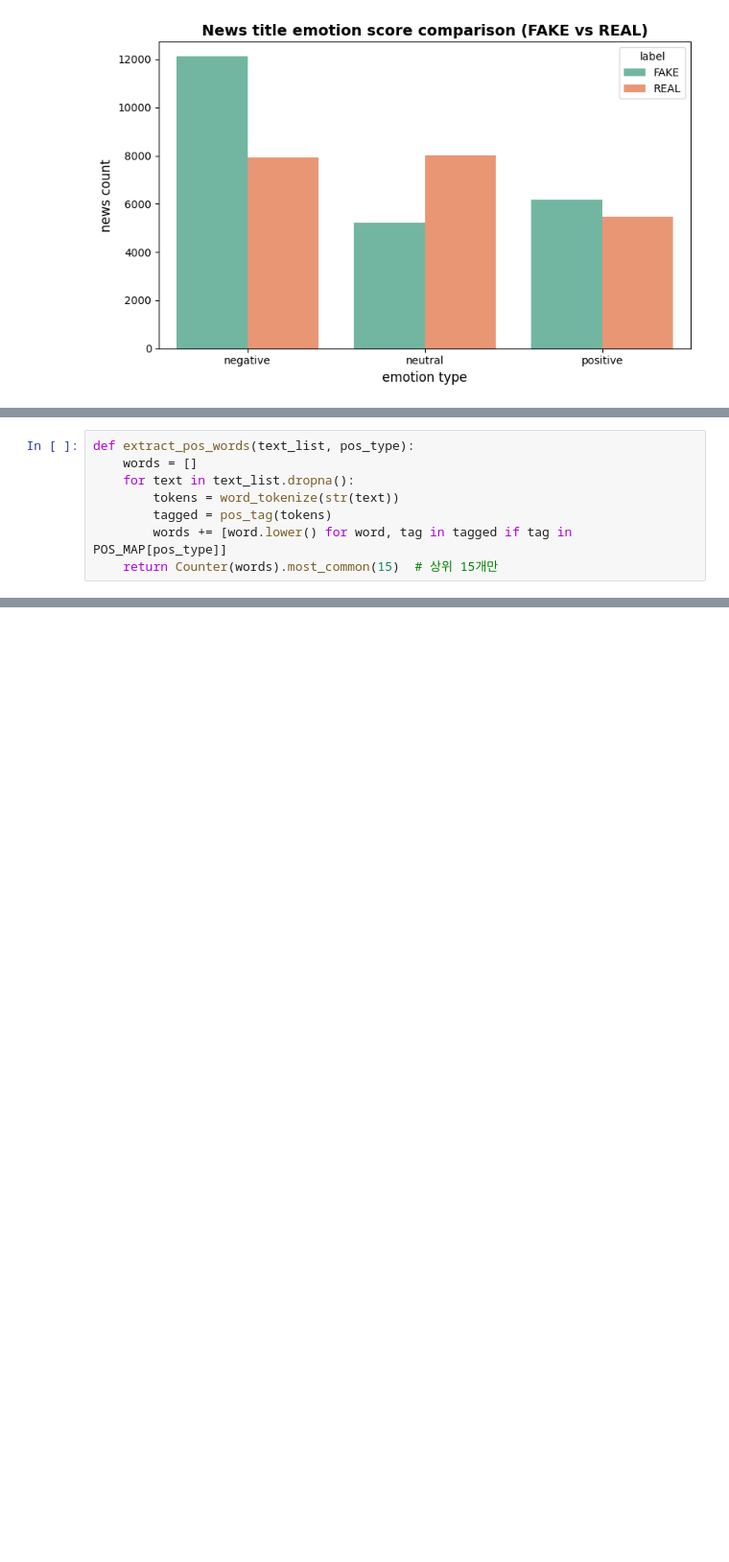
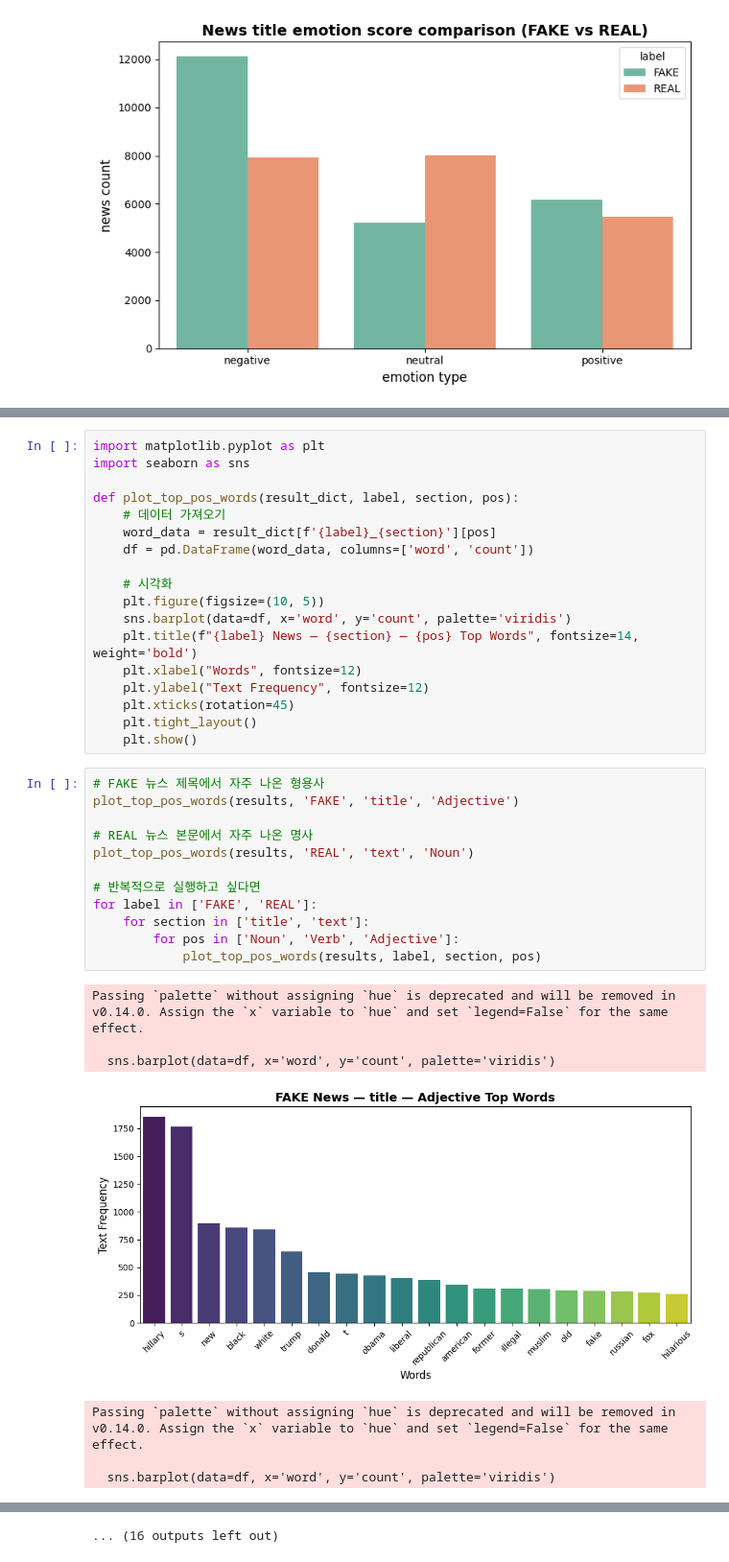
Before and after one commit to hyeeeeeon/ProblemSolving, a Jupyter notebook: Data_Analysis.ipynb, the cells around one changed output, grey strips where cells are left out. Shown at 96% size. Cells and saved outputs as stored; diff of their text form; blank space fills up the shorter version.

```diff
--- a/Data_Analysis.ipynb
+++ b/Data_Analysis.ipynb
@@ -510,11 +505,3 @@ Passing `palette` without assigning `hue` is deprecated and will be removed in v
-# %%
-def extract_pos_words(text_list, pos_type):
-    words = []
-    for text in text_list.dropna():
-        tokens = word_tokenize(str(text))
-        tagged = pos_tag(tokens)
-        words += [word.lower() for word, tag in tagged if tag in POS_MAP[pos_type]]
-    return Counter(words).most_common(15)  # 상위 15개만
 # %%
 # FAKE와 REAL 분리
 df_fake = df[df['label'] == 'FAKE']
@@ -537,0 +555,38 @@ KeyboardInterrupt:
+# %%
+import matplotlib.pyplot as plt
+import seaborn as sns
+
+def plot_top_pos_words(result_dict, label, section, pos):
+    # 데이터 가져오기
+    word_data = result_dict[f'{label}_{section}'][pos]
+    df = pd.DataFrame(word_data, columns=['word', 'count'])
+
+    # 시각화
+    plt.figure(figsize=(10, 5))
+    sns.barplot(data=df, x='word', y='count', palette='viridis')
+    plt.title(f"{label} News — {section} — {pos} Top Words", fontsize=14, weight='bold')
+    plt.xlabel("Words", fontsize=12)
+    plt.ylabel("Text Frequency", fontsize=12)
+    plt.xticks(rotation=45)
+    plt.tight_layout()
+    plt.show()
+# %%
+# FAKE 뉴스 제목에서 자주 나온 형용사
+plot_top_pos_words(results, 'FAKE', 'title', 'Adjective')
+
+# REAL 뉴스 본문에서 자주 나온 명사
+plot_top_pos_words(results, 'REAL', 'text', 'Noun')
+
+# 반복적으로 실행하고 싶다면
+for label in ['FAKE', 'REAL']:
+    for section in ['title', 'text']:
+        for pos in ['Noun', 'Verb', 'Adjective']:
+            plot_top_pos_words(results, label, section, pos)
+# %% [output]
+Passing `palette` without assigning `hue` is deprecated and will be removed in v0.14.0. Assign the `x` variable to `hue` and set `legend=False` for the same effect.
+
+  sns.barplot(data=df, x='word', y='count', palette='viridis')
+[figure, added]
+Passing `palette` without assigning `hue` is deprecated and will be removed in v0.14.0. Assign the `x` variable to `hue` and set `legend=False` for the same effect.
+
+  sns.barplot(data=df, x='word', y='count', palette='viridis')
@@ -537,0 +610 @@ KeyboardInterrupt:
+... (16 outputs left out)
```
Also changed, not shown: parts of 23 cells of this notebook.
